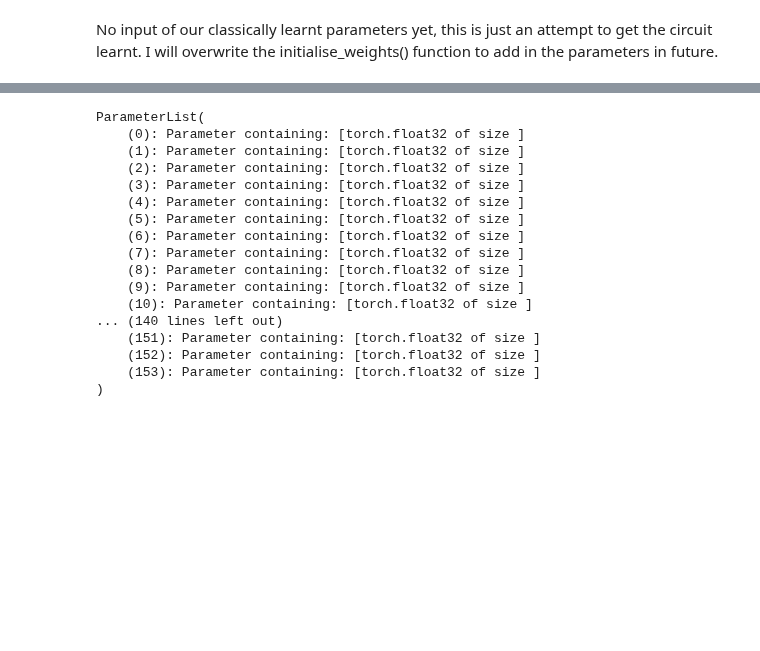
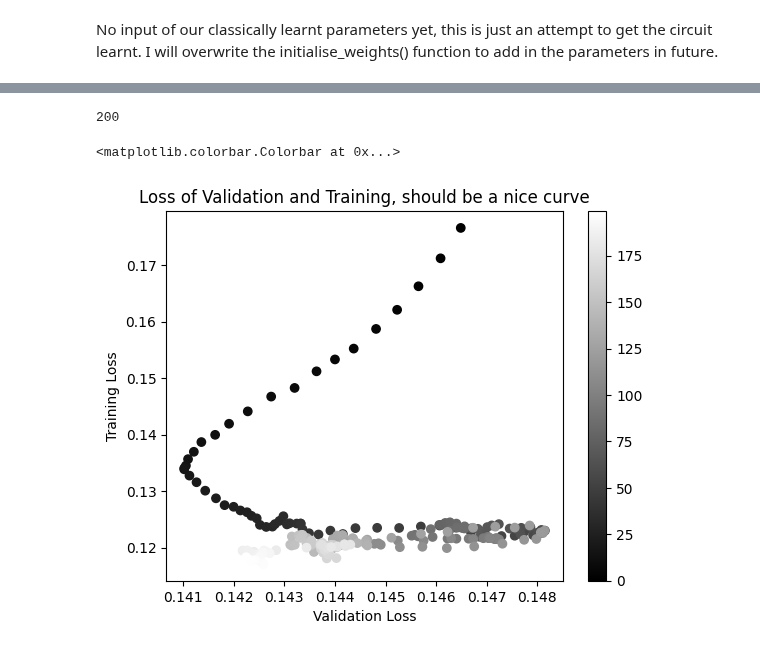
Before and after one commit to henry-dev-atkins/QNLP_MasterWork, a Jupyter notebook: IanMeeting.ipynb, the cells around one changed output, grey strips where cells are left out. Cells and saved outputs as stored; diff of their text form; code cells hidden in the pictures; blank space fills up the shorter version.

Commit message:
Trained first model and started finding best ML features (optimizer, loss function etc)

```diff
--- a/IanMeeting.ipynb
+++ b/IanMeeting.ipynb
@@ -357,8 +357,8 @@ grouped_data
 # %% [markdown]
 No input of our classically learnt parameters yet, this is just an attempt to get the circuit learnt. I will overwrite the initialise_weights() function to add in the parameters in future.
 # %%
-BATCH_SIZE = 10
-EPOCHS = 10
+BATCH_SIZE = 20
+EPOCHS = 200
 SEED = 42
 
 torch.manual_seed(SEED)
@@ -397,19 +434,0 @@ Can quantum computers learn sentence embeddings from dimensionality-reduced, cla
-# %%
-def custom_cosine(y_hat, y):
-    a_y_hat = y_hat.reshape(-1,1)
-    a_y = y.reshape(-1,1)
-    return torch.nn.functional.cosine_similarity(a_y_hat, a_y)
-
-trainer = PytorchTrainer(
-    model=model,
-    loss_function=torch.nn.functional.poisson_nll_loss, #
-    optimizer=torch.optim.Adam, # Use SPSA
-    learning_rate=0.001,
-    epochs=EPOCHS,
-    evaluate_functions={'mse': torch.nn.functional.mse_loss,'l1_loss':torch.nn.functional.l1_loss, 'poisson_nll':torch.nn.functional.poisson_nll_loss},
-    evaluate_on_train=True,
-    use_tensorboard=False,
-    verbose='text',
-    seed=SEED)
-
-trainer.fit(train_dataset, val_dataset)
@@ -429,20 +435,14 @@ Training completed!
-# %%
-model.weights
-# %% [output]
-ParameterList(
-    (0): Parameter containing: [torch.float32 of size ]
-    (1): Parameter containing: [torch.float32 of size ]
-    (2): Parameter containing: [torch.float32 of size ]
-    (3): Parameter containing: [torch.float32 of size ]
-    (4): Parameter containing: [torch.float32 of size ]
-    (5): Parameter containing: [torch.float32 of size ]
-    (6): Parameter containing: [torch.float32 of size ]
-    (7): Parameter containing: [torch.float32 of size ]
-    (8): Parameter containing: [torch.float32 of size ]
-    (9): Parameter containing: [torch.float32 of size ]
-    (10): Parameter containing: [torch.float32 of size ]
-... (140 lines left out)
-    (151): Parameter containing: [torch.float32 of size ]
-    (152): Parameter containing: [torch.float32 of size ]
-    (153): Parameter containing: [torch.float32 of size ]
-)
+# %%
+epoch_count = [i for i in range(0, 200)]
+len(epoch_count)
+# %% [output]
+200
+# %%
+plt.scatter(trainer.val_costs,trainer.train_epoch_costs, c = epoch_count, cmap='gray')
+plt.xlabel("Validation Loss")
+plt.ylabel("Training Loss")
+plt.title("Loss of Validation and Training, should be a nice curve")
+plt.colorbar()
+# %% [output]
+<matplotlib.colorbar.Colorbar at 0x...>
+[figure, added]
```
Also changed, not shown: parts of 5 cells of this notebook.
